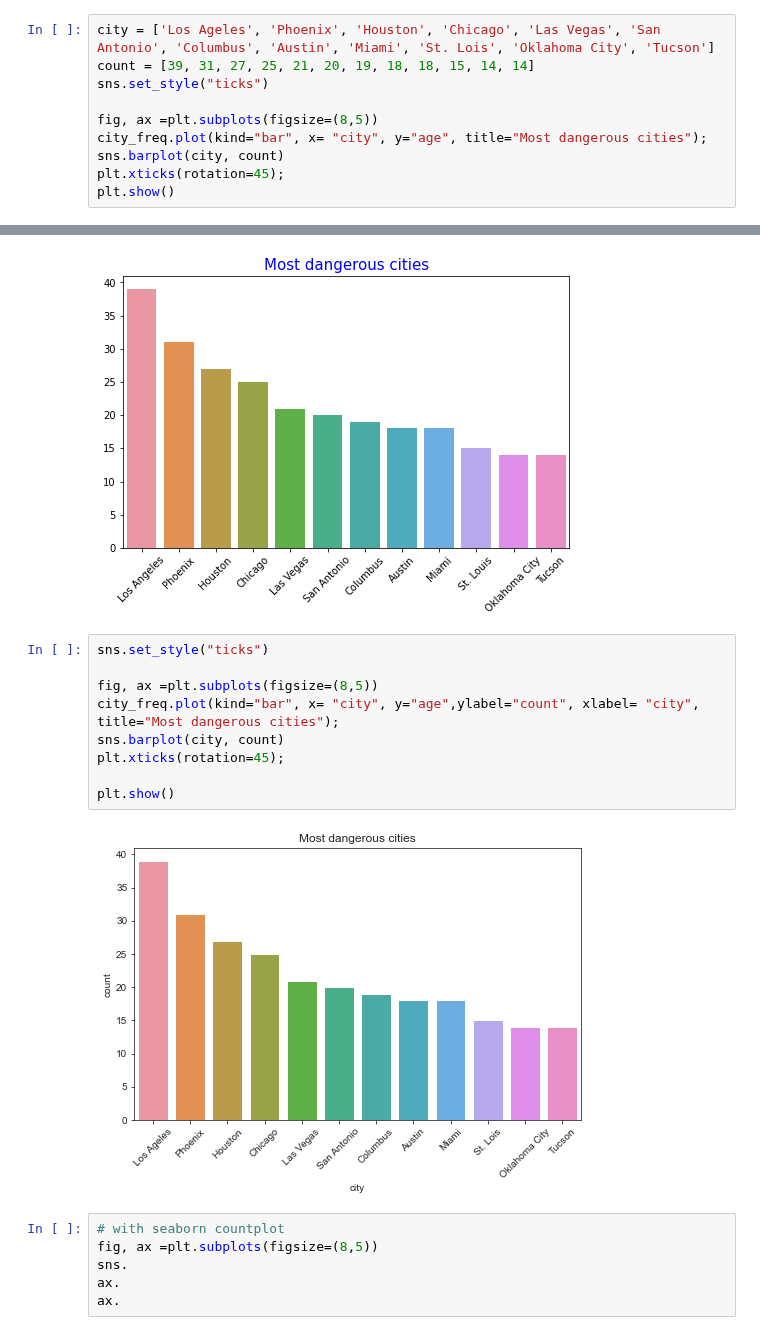
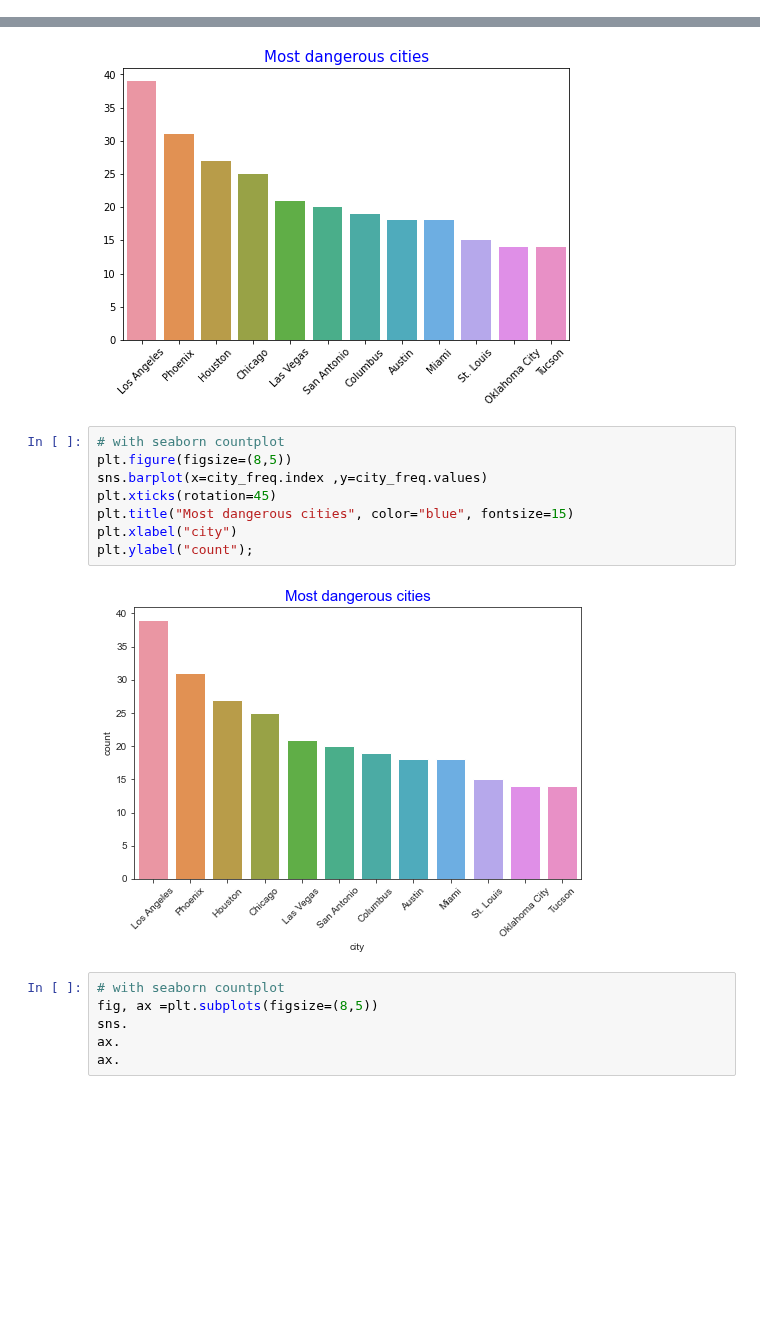
Before and after one commit to Bir01/02_DATA_SCIENCE_DATA_ANALYTICS_MODULE, a Jupyter notebook: 4-Assignment/Assignment-2 student.Birgül2.ipynb, the cells around one changed output, grey strips where cells are left out. Drawn from its saved outputs; the diff is of its cells as text; blank space fills up the shorter version.

```diff
--- a/4-Assignment/Assignment-2 student.Birgül2.ipynb
+++ b/4-Assignment/Assignment-2 student.Birgül2.ipynb
@@ -138,13 +122,3 @@ plt.title("Most dangerous cities", color="blue", fontsize=15);
 # %%
 city_freq =
 city_freq
-# %%
-city = ['Los Ageles', 'Phoenix', 'Houston', 'Chicago', 'Las Vegas', 'San Antonio', 'Columbus', 'Austin', 'Miami', 'St. Lois', 'Oklahoma City', 'Tucson']
-count = [39, 31, 27, 25, 21, 20, 19, 18, 18, 15, 14, 14]
-sns.set_style("ticks")
-
-fig, ax =plt.subplots(figsize=(8,5))
-city_freq.plot(kind="bar", x= "city", y="age", title="Most dangerous cities");
-sns.barplot(city, count)
-plt.xticks(rotation=45);
-plt.show()
@@ -158,17 +130,16 @@ ax.
 ax.
 # %% [output]
 [figure]
-# %%
-sns.set_style("ticks")
-
-fig, ax =plt.subplots(figsize=(8,5))
-city_freq.plot(kind="bar", x= "city", y="age",ylabel="count", xlabel= "city", title="Most dangerous cities");
-sns.barplot(city, count)
-plt.xticks(rotation=45);
-
-plt.show()
-# %% [output]
-[figure, removed]
+# %%
+# with seaborn countplot
+plt.figure(figsize=(8,5))
+sns.barplot(x=city_freq.index ,y=city_freq.values)
+plt.xticks(rotation=45)
+plt.title("Most dangerous cities", color="blue", fontsize=15)
+plt.xlabel("city")
+plt.ylabel("count");
+# %% [output]
+[figure, added]
 # %%
 # with seaborn countplot
 fig, ax =plt.subplots(figsize=(8,5))
```
Also changed, not shown: parts of 14 cells of this notebook.
